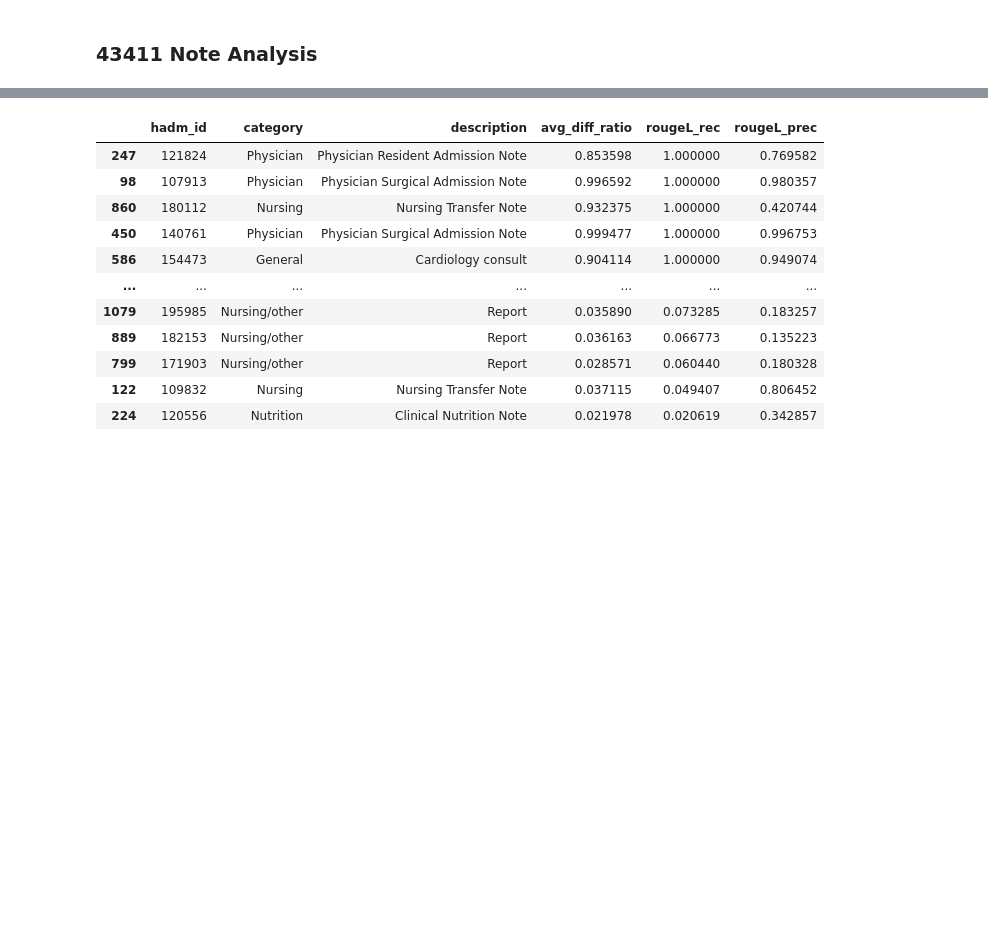
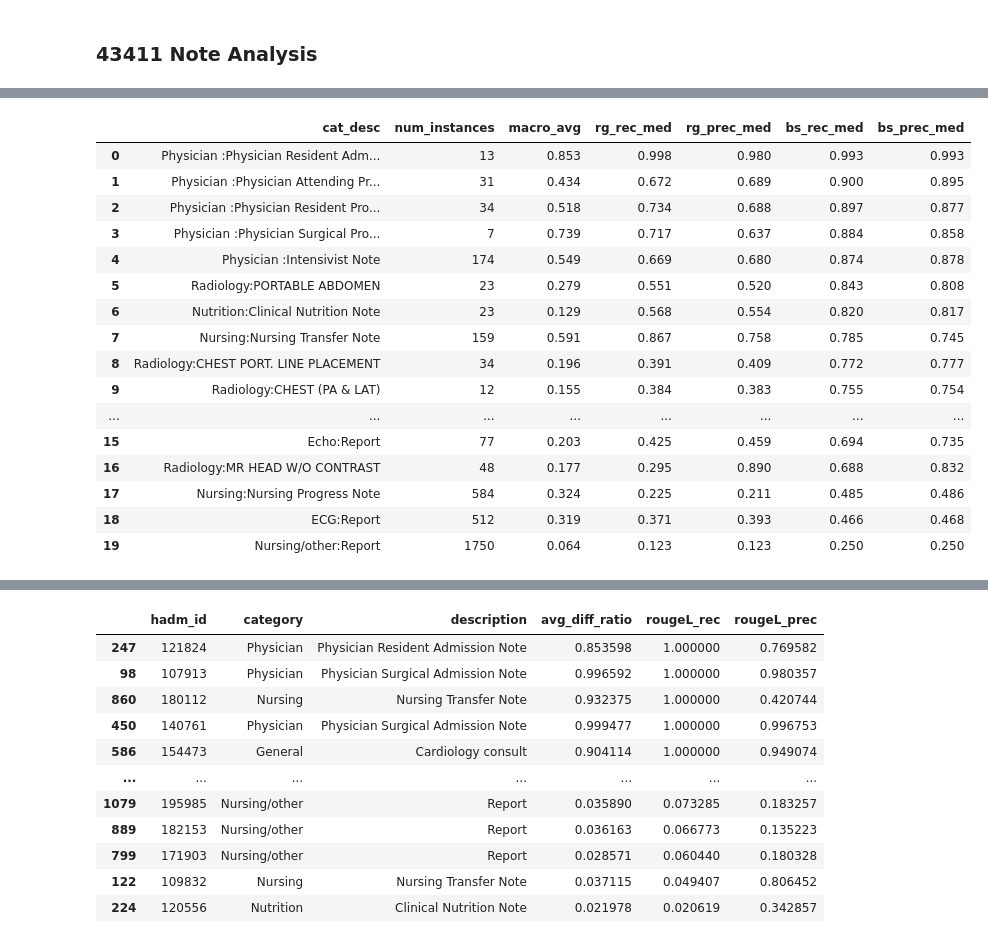
Before and after one commit to tomolopolis/clinical_sum, a Jupyter notebook: Redundnacy_Exploration.ipynb, the cells around one changed output, grey strips where cells are left out. Cells and saved outputs as stored; diff of their text form; code cells hidden in the pictures; blank space fills up the shorter version.

```diff
--- a/Redundnacy_Exploration.ipynb
+++ b/Redundnacy_Exploration.ipynb
@@ -168,0 +307,23 @@ stroke_notes = pd.read_csv('../data/43411_notes.csv')
+# %%
+avgs_condensed.loc[:, ['cat_desc', 'num_instances', 'macro_avg', 'rg_rec_med', 'rg_prec_med', 'bs_rec_med', 'bs_prec_med']]\
+    .sort_values('bs_rec_med', ascending=False).reset_index(drop=True)\
+    .style.background_gradient(cmap, subset=['macro_avg', 'rg_rec_med', 'rg_prec_med', 'bs_rec_med', 'bs_prec_med'], axis=0)\
+    .set_precision(3)
+# %% [output]
+|  | cat_desc | num_instances | macro_avg | rg_rec_med | rg_prec_med | bs_rec_med | bs_prec_med |
+| 0 | Physician :Physician Resident Adm... | 13 | 0.853 | 0.998 | 0.980 | 0.993 | 0.993 |
+| 1 | Physician :Physician Attending Pr... | 31 | 0.434 | 0.672 | 0.689 | 0.900 | 0.895 |
+| 2 | Physician :Physician Resident Pro... | 34 | 0.518 | 0.734 | 0.688 | 0.897 | 0.877 |
+| 3 | Physician :Physician Surgical Pro... | 7 | 0.739 | 0.717 | 0.637 | 0.884 | 0.858 |
+| 4 | Physician :Intensivist Note | 174 | 0.549 | 0.669 | 0.680 | 0.874 | 0.878 |
+| 5 | Radiology:PORTABLE ABDOMEN | 23 | 0.279 | 0.551 | 0.520 | 0.843 | 0.808 |
+| 6 | Nutrition:Clinical Nutrition Note | 23 | 0.129 | 0.568 | 0.554 | 0.820 | 0.817 |
+| 7 | Nursing:Nursing Transfer Note | 159 | 0.591 | 0.867 | 0.758 | 0.785 | 0.745 |
+| 8 | Radiology:CHEST PORT. LINE PLACEMENT | 34 | 0.196 | 0.391 | 0.409 | 0.772 | 0.777 |
+| 9 | Radiology:CHEST (PA & LAT) | 12 | 0.155 | 0.384 | 0.383 | 0.755 | 0.754 |
+| ... | ... | ... | ... | ... | ... | ... | ... |
+| 15 | Echo:Report | 77 | 0.203 | 0.425 | 0.459 | 0.694 | 0.735 |
+| 16 | Radiology:MR HEAD W/O CONTRAST | 48 | 0.177 | 0.295 | 0.890 | 0.688 | 0.832 |
+| 17 | Nursing:Nursing Progress Note | 584 | 0.324 | 0.225 | 0.211 | 0.485 | 0.486 |
+| 18 | ECG:Report | 512 | 0.319 | 0.371 | 0.393 | 0.466 | 0.468 |
+| 19 | Nursing/other:Report | 1750 | 0.064 | 0.123 | 0.123 | 0.250 | 0.250 |
```
Also changed, not shown: parts of 40 cells of this notebook, 2 other files.
